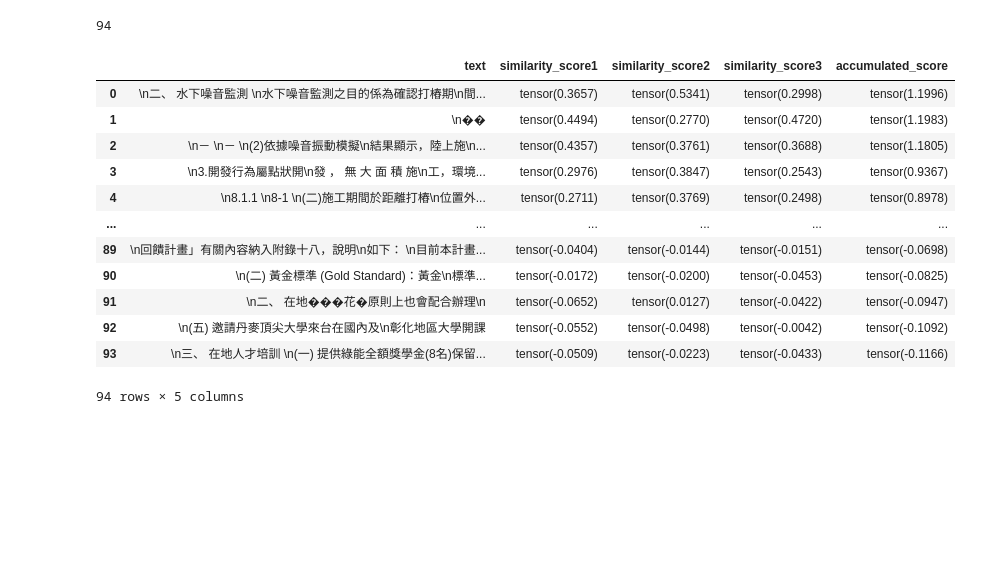
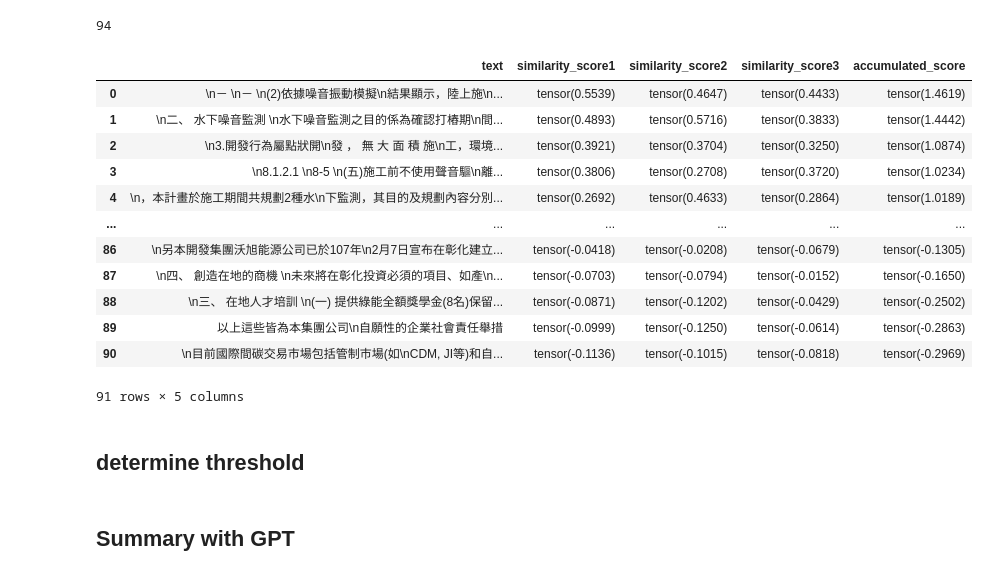
Before and after one commit to Jasper-Hewitt/Wind_project, a Jupyter notebook: alternative_finding_noisepollution.ipynb, the cells around one changed output. Drawn from its saved outputs; the diff is of its cells as text; code cells hidden in the pictures; blank space fills up the shorter version.

```diff
--- a/alternative_finding_noisepollution.ipynb
+++ b/alternative_finding_noisepollution.ipynb
@@ -54,8 +51,8 @@ from sentence_transformers import SentenceTransformer, util
 import torch
 
 #alternative model by same creators: ("sentence-transformers/paraphrase-multilingual-MiniLM-L12-v2"). This one appears to be more popular. Compare results.
-embedder = SentenceTransformer("distiluse-base-multilingual-cased-v1")
-
+# embedder = SentenceTransformer("distiluse-base-multilingual-cased-v1")
+embedder = SentenceTransformer("sentence-transformers/paraphrase-multilingual-MiniLM-L12-v2")
 # Corpus with example sentences
 corpus = split_contents
 corpus_embeddings = embedder.encode(corpus, convert_to_tensor=True)
@@ -103,21 +100,34 @@ df = pd.DataFrame([[sentence, scores[queries[0]], scores[queries[1]],
                   columns=['text', 'similarity_score1', 'similarity_score2', 'similarity_score3',
                            'accumulated_score'])
 df = df.sort_values(by='accumulated_score', ascending=False)
-# %%
-#output
-df=df.reset_index(drop=True)
-df
-# %% [output]
-|  | text | similarity_score1 | similarity_score2 | similarity_score3 | accumulated_score |
-| 0 | \n二、 水下噪音監測 \n水下噪音監測之目的係為確認打樁期\n間... | tensor(0.3657) | tensor(0.5341) | tensor(0.2998) | tensor(1.1996) |
-| 1 | \n�� | tensor(0.4494) | tensor(0.2770) | tensor(0.4720) | tensor(1.1983) |
-| 2 | \n－ \n－ \n(2)依據噪音振動模擬\n結果顯示，陸上施\n... | tensor(0.4357) | tensor(0.3761) | tensor(0.3688) | tensor(1.1805) |
-| 3 | \n3.開發行為屬點狀開\n發 ， 無 大 面 積 施\n工，環境... | tensor(0.2976) | tensor(0.3847) | tensor(0.2543) | tensor(0.9367) |
-| 4 | \n8.1.1 \n8-1 \n(二)施工期間於距離打樁\n位置外... | tensor(0.2711) | tensor(0.3769) | tensor(0.2498) | tensor(0.8978) |
-| ... | ... | ... | ... | ... | ... |
-| 89 | \n回饋計畫」有關內容納入附錄十八，說明\n如下： \n目前本計畫... | tensor(-0.0404) | tensor(-0.0144) | tensor(-0.0151) | tensor(-0.0698) |
-| 90 | \n(二) 黃金標準 (Gold Standard)：黃金\n標準... | tensor(-0.0172) | tensor(-0.0200) | tensor(-0.0453) | tensor(-0.0825) |
-| 91 | \n二、 在地���花�原則上也會配合辦理\n | tensor(-0.0652) | tensor(0.0127) | tensor(-0.0422) | tensor(-0.0947) |
-| 92 | \n(五) 邀請丹麥頂尖大學來台在國內及\n彰化地區大學開課 | tensor(-0.0552) | tensor(-0.0498) | tensor(-0.0042) | tensor(-0.1092) |
-| 93 | \n三、 在地人才培訓 \n(一) 提供綠能全額獎學金(8名)保留... | tensor(-0.0509) | tensor(-0.0223) | tensor(-0.0433) | tensor(-0.1166) |
-94 rows × 5 columns
+# %%
+noise_pattern= '遵照辦理'
+noise_pattern2='��'
+noise_pattern3='�'
+df['text'] = df['text'].replace(noise_pattern3,'',regex=True)
+df['text'] = df['text'].replace(noise_pattern,'',regex=True)
+df['text'] = df['text'].replace(noise_pattern2,'',regex=True)
+# %%
+#delete empty rows
+df = df[df['text'].str.len()>6]
+df = df[['text', 'similarity_score1', 'similarity_score2', 'similarity_score3', 'accumulated_score']]
+df = df.reset_index(drop=True)
+df
+# %% [output]
+|  | text | similarity_score1 | similarity_score2 | similarity_score3 | accumulated_score |
+| 0 | \n－ \n－ \n(2)依據噪音振動模擬\n結果顯示，陸上施\n... | tensor(0.5539) | tensor(0.4647) | tensor(0.4433) | tensor(1.4619) |
+| 1 | \n二、 水下噪音監測 \n水下噪音監測之目的係為確認打樁期\n間... | tensor(0.4893) | tensor(0.5716) | tensor(0.3833) | tensor(1.4442) |
+| 2 | \n3.開發行為屬點狀開\n發 ， 無 大 面 積 施\n工，環境... | tensor(0.3921) | tensor(0.3704) | tensor(0.3250) | tensor(1.0874) |
+| 3 | \n8.1.2.1 \n8-5 \n(五)施工前不使用聲音驅\n離... | tensor(0.3806) | tensor(0.2708) | tensor(0.3720) | tensor(1.0234) |
+| 4 | \n，本計畫於施工期間共規劃2種水\n下監測，其目的及規劃內容分別... | tensor(0.2692) | tensor(0.4633) | tensor(0.2864) | tensor(1.0189) |
+| ... | ... | ... | ... | ... | ... |
+| 86 | \n另本開發集團沃旭能源公司已於107年\n2月7日宣布在彰化建立... | tensor(-0.0418) | tensor(-0.0208) | tensor(-0.0679) | tensor(-0.1305) |
+| 87 | \n四、 創造在地的商機 \n未來將在彰化投資必須的項目、如產\n... | tensor(-0.0703) | tensor(-0.0794) | tensor(-0.0152) | tensor(-0.1650) |
+| 88 | \n三、 在地人才培訓 \n(一) 提供綠能全額獎學金(8名)保留... | tensor(-0.0871) | tensor(-0.1202) | tensor(-0.0429) | tensor(-0.2502) |
+| 89 | 以上這些皆為本集團公司\n自願性的企業社會責任舉措 | tensor(-0.0999) | tensor(-0.1250) | tensor(-0.0614) | tensor(-0.2863) |
+| 90 | \n目前國際間碳交易市場包括管制市場(如\nCDM, JI等)和自... | tensor(-0.1136) | tensor(-0.1015) | tensor(-0.0818) | tensor(-0.2969) |
+91 rows × 5 columns
+# %% [markdown]
+## determine threshold
+# %% [markdown]
+## Summary with GPT
```
Also changed, not shown: parts of 6 cells of this notebook.
